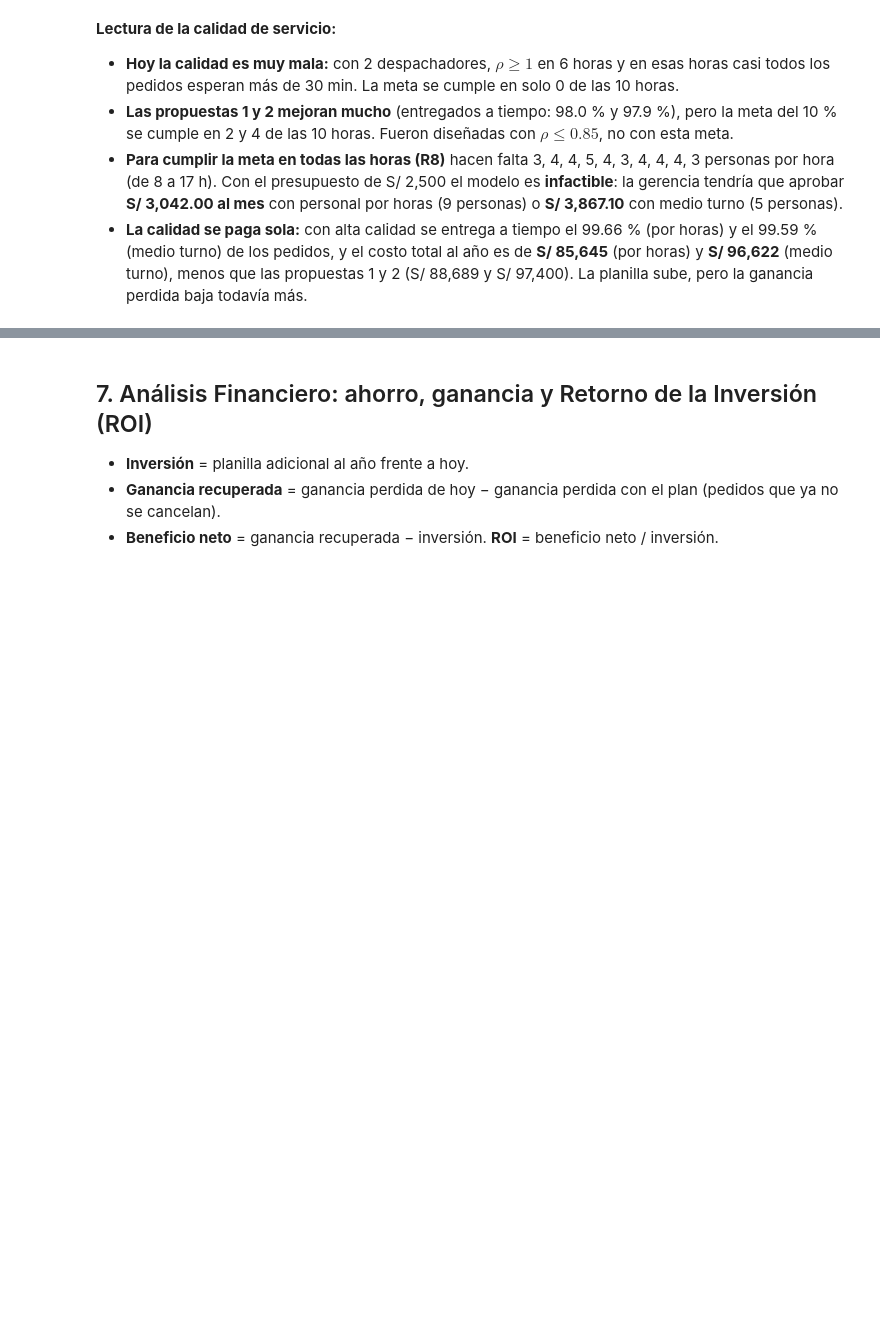
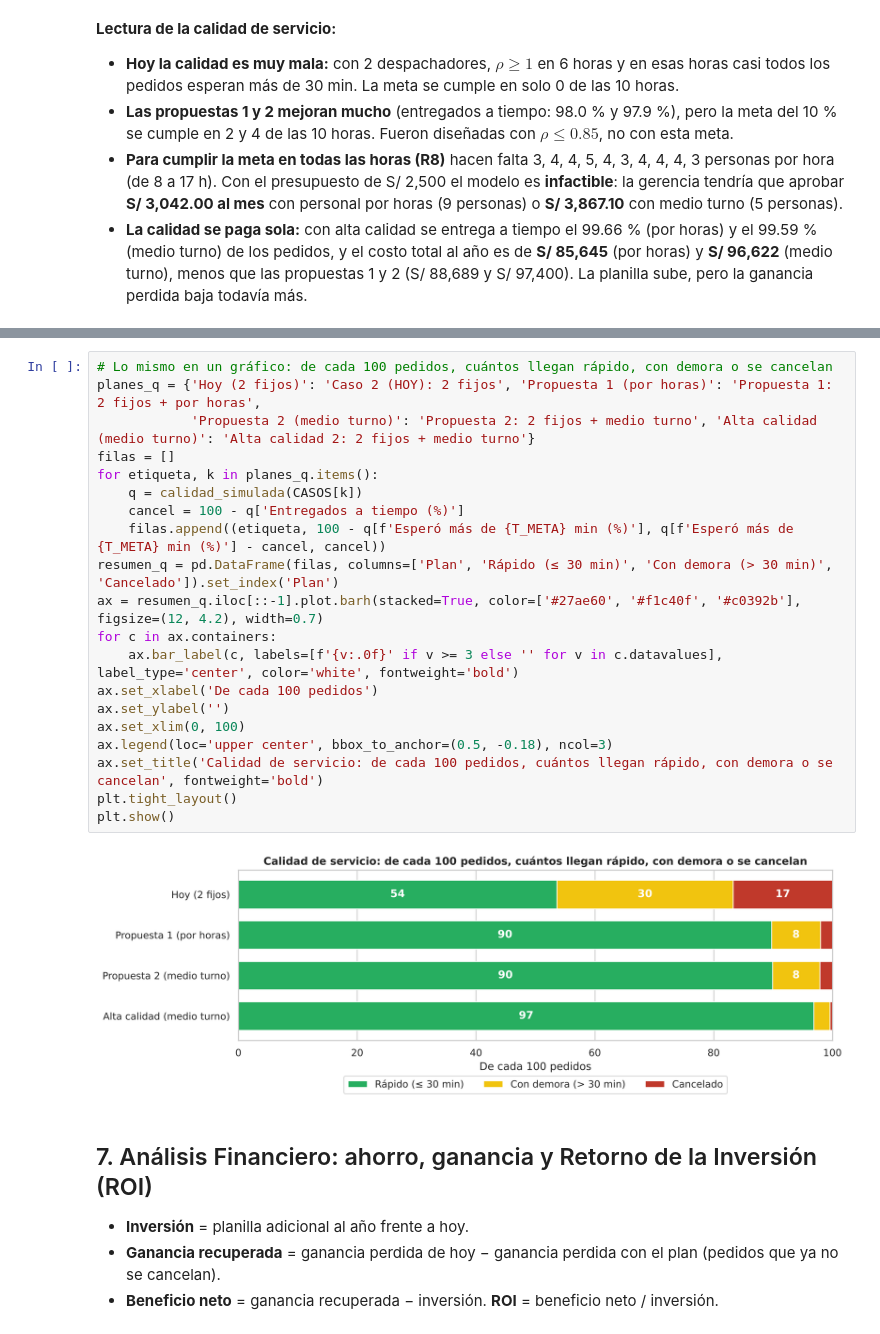
Before and after one commit to Efustion23/denlu-simulacion, a Jupyter notebook: Simulacion/Denlu.ipynb, the cells around one changed output, grey strips where cells are left out. Saved outputs shown, nothing was run; the diff lists cells and outputs as text; blank space fills up the shorter version.

```diff
--- a/Simulacion/Denlu.ipynb
+++ b/Simulacion/Denlu.ipynb
@@ -1212,3 +1344,25 @@ plt.show()
+# %%
+# Lo mismo en un gráfico: de cada 100 pedidos, cuántos llegan rápido, con demora o se cancelan
+planes_q = {'Hoy (2 fijos)': 'Caso 2 (HOY): 2 fijos', 'Propuesta 1 (por horas)': 'Propuesta 1: 2 fijos + por horas',
+            'Propuesta 2 (medio turno)': 'Propuesta 2: 2 fijos + medio turno', 'Alta calidad (medio turno)': 'Alta calidad 2: 2 fijos + medio turno'}
+filas = []
+for etiqueta, k in planes_q.items():
+    q = calidad_simulada(CASOS[k])
+    cancel = 100 - q['Entregados a tiempo (%)']
+    filas.append((etiqueta, 100 - q[f'Esperó más de {T_META} min (%)'], q[f'Esperó más de {T_META} min (%)'] - cancel, cancel))
+resumen_q = pd.DataFrame(filas, columns=['Plan', 'Rápido (≤ 30 min)', 'Con demora (> 30 min)', 'Cancelado']).set_index('Plan')
+ax = resumen_q.iloc[::-1].plot.barh(stacked=True, color=['#27ae60', '#f1c40f', '#c0392b'], figsize=(12, 4.2), width=0.7)
+for c in ax.containers:
+    ax.bar_label(c, labels=[f'{v:.0f}' if v >= 3 else '' for v in c.datavalues], label_type='center', color='white', fontweight='bold')
+ax.set_xlabel('De cada 100 pedidos')
+ax.set_ylabel('')
+ax.set_xlim(0, 100)
+ax.legend(loc='upper center', bbox_to_anchor=(0.5, -0.18), ncol=3)
+ax.set_title('Calidad de servicio: de cada 100 pedidos, cuántos llegan rápido, con demora o se cancelan', fontweight='bold')
+plt.tight_layout()
+plt.show()
+# %% [output]
+[figure, added]
 # %% [markdown]
 ## 7. Análisis Financiero: ahorro, ganancia y Retorno de la Inversión (ROI)
 * **Inversión** = planilla adicional al año frente a hoy.
```
Also changed, not shown: parts of 5 cells of this notebook, 4 other files.
